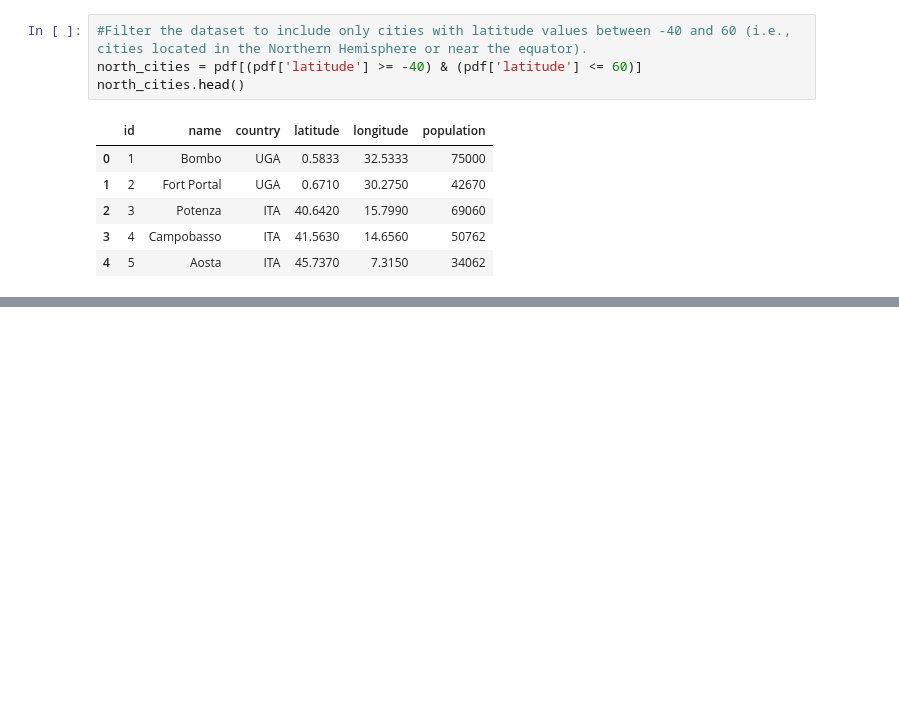
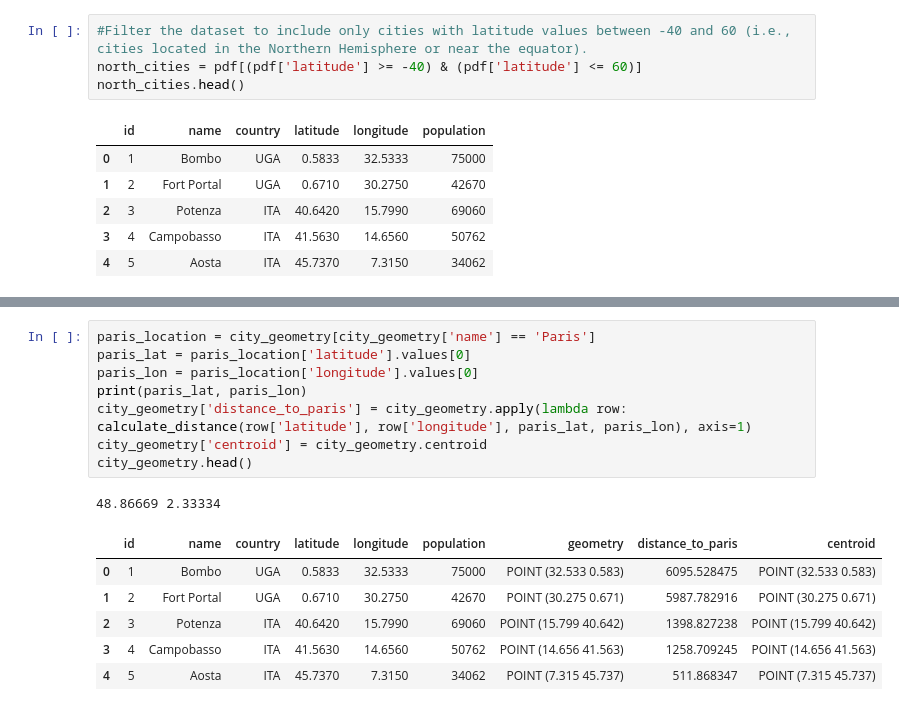
Before and after one commit to Hayat2018/geospatial_course, a Jupyter notebook: Lab-4.ipynb, the cells around one changed output, grey strips where cells are left out. Drawn from its saved outputs; the diff is of its cells as text; blank space fills up the shorter version.

```diff
--- a/Lab-4.ipynb
+++ b/Lab-4.ipynb
@@ -256,0 +179,16 @@ city_geometry.head()
+# %%
+paris_location = city_geometry[city_geometry['name'] == 'Paris']
+paris_lat = paris_location['latitude'].values[0]
+paris_lon = paris_location['longitude'].values[0]
+print(paris_lat, paris_lon)
+city_geometry['distance_to_paris'] = city_geometry.apply(lambda row: calculate_distance(row['latitude'], row['longitude'], paris_lat, paris_lon), axis=1)
+city_geometry['centroid'] = city_geometry.centroid
+city_geometry.head()
+# %% [output]
+48.86669 2.33334
+|  | id | name | country | latitude | longitude | population | geometry | distance_to_paris | centroid |
+| 0 | 1 | Bombo | UGA | 0.5833 | 32.5333 | 75000 | POINT (32.533 0.583) | 6095.528475 | POINT (32.533 0.583) |
+| 1 | 2 | Fort Portal | UGA | 0.6710 | 30.2750 | 42670 | POINT (30.275 0.671) | 5987.782916 | POINT (30.275 0.671) |
+| 2 | 3 | Potenza | ITA | 40.6420 | 15.7990 | 69060 | POINT (15.799 40.642) | 1398.827238 | POINT (15.799 40.642) |
+| 3 | 4 | Campobasso | ITA | 41.5630 | 14.6560 | 50762 | POINT (14.656 41.563) | 1258.709245 | POINT (14.656 41.563) |
+| 4 | 5 | Aosta | ITA | 45.7370 | 7.3150 | 34062 | POINT (7.315 45.737) | 511.868347 | POINT (7.315 45.737) |
```
Also changed, not shown: parts of 19 cells of this notebook, 1 other file.
